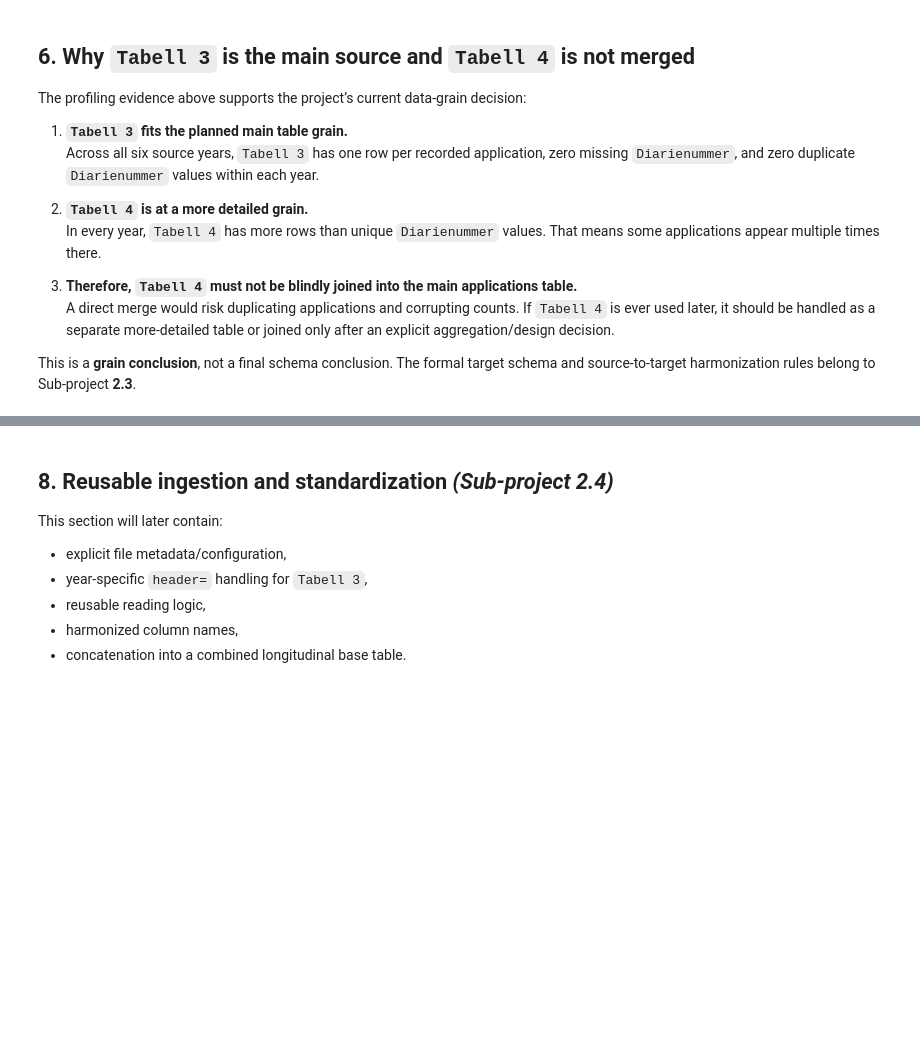
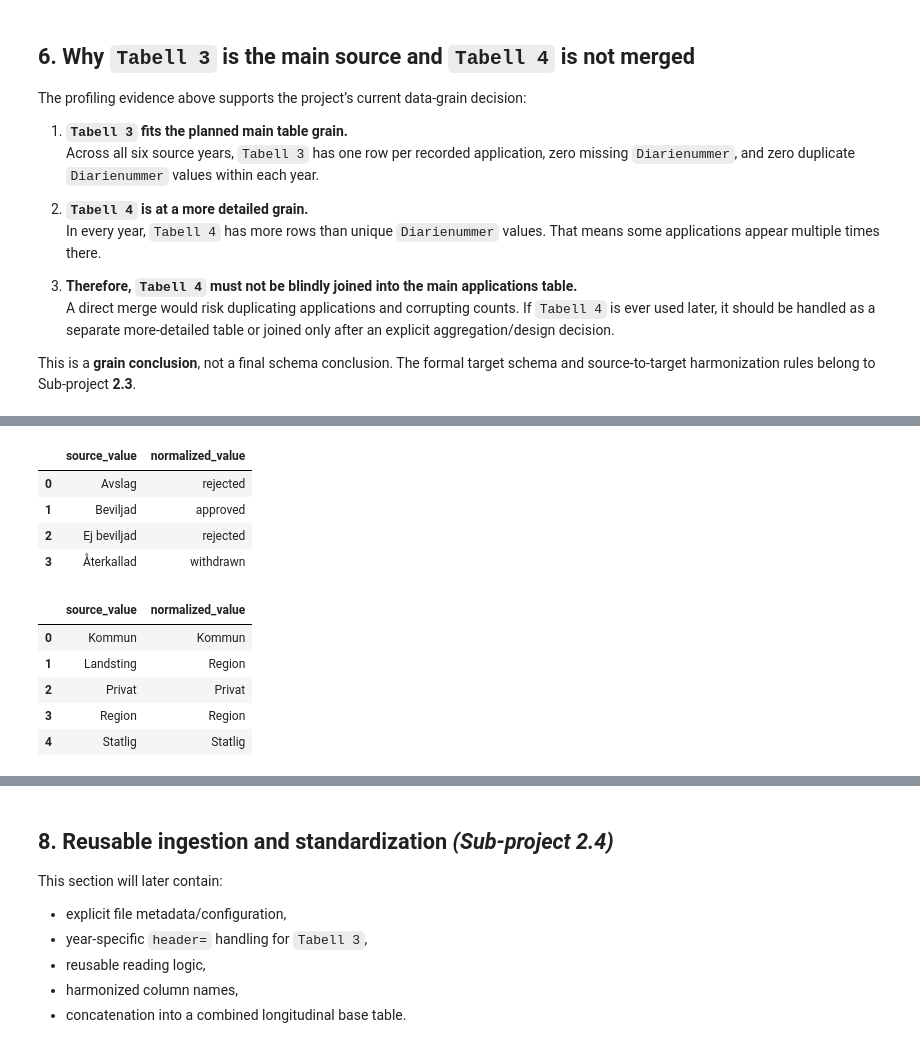
Before and after one commit to GhaneJ/Data_Pipelines, a Jupyter notebook: part_2/main.ipynb, the cells around one changed output, grey strips where cells are left out. Drawn from its saved outputs; the diff is of its cells as text; code cells hidden in the pictures; blank space fills up the shorter version.

```diff
--- a/part_2/main.ipynb
+++ b/part_2/main.ipynb
@@ -548,0 +997,79 @@ The formal source-to-target mapping table and final column order will be settled
+# %%
+BESLUT_NORMALIZATION = {
+    "Beviljad": "approved",
+    "Ej beviljad": "rejected",
+    "Avslag": "rejected",
+    "Återkallad": "withdrawn",
+}
+
+HUVUDMANNATYP_NORMALIZATION = {
+    "Landsting": "Region",
+    "Region": "Region",
+    "Kommun": "Kommun",
+    "Privat": "Privat",
+    "Statlig": "Statlig",
+}
+
+beslut_normalization_spec = pd.DataFrame(
+    [
+        {"source_value": source_value, "normalized_value": normalized_value}
+        for source_value, normalized_value in BESLUT_NORMALIZATION.items()
+    ]
+).sort_values("source_value").reset_index(drop=True)
+
+huvudmannatyp_normalization_spec = pd.DataFrame(
+    [
+        {"source_value": source_value, "normalized_value": normalized_value}
+        for source_value, normalized_value in HUVUDMANNATYP_NORMALIZATION.items()
+    ]
+).sort_values("source_value").reset_index(drop=True)
+
+observed_beslut_values = {
+    str(value).strip()
+    for table in tabell_3_tables.values()
+    for value in table["Beslut"].dropna().unique()
+}
+observed_huvudmannatyp_values = {
+    str(value).strip()
+    for table in tabell_3_tables.values()
+    for value in table["Huvudmannatyp"].dropna().unique()
+}
+
+unmapped_beslut_values = sorted(observed_beslut_values - set(BESLUT_NORMALIZATION))
+unmapped_huvudmannatyp_values = sorted(
+    observed_huvudmannatyp_values - set(HUVUDMANNATYP_NORMALIZATION)
+)
+
+normalization_coverage_summary = pd.DataFrame(
+    [
+        {
+            "field": "Beslut -> beslut_normalized",
+            "observed_source_values": " | ".join(sorted(observed_beslut_values)),
+            "unmapped_source_values": " | ".join(unmapped_beslut_values) if unmapped_beslut_values else "None",
+        },
+        {
+            "field": "Huvudmannatyp -> huvudmannatyp_normalized",
+            "observed_source_values": " | ".join(sorted(observed_huvudmannatyp_values)),
+            "unmapped_source_values": " | ".join(unmapped_huvudmannatyp_values) if unmapped_huvudmannatyp_values else "None",
+        },
+    ]
+)
+
+display(beslut_normalization_spec)
+display(huvudmannatyp_normalization_spec)
+display(normalization_coverage_summary)
+
+assert not unmapped_beslut_values, "Observed Beslut value(s) are missing from BESLUT_NORMALIZATION."
+assert not unmapped_huvudmannatyp_values, "Observed Huvudmannatyp value(s) are missing from HUVUDMANNATYP_NORMALIZATION."
+# %% [output]
+|  | source_value | normalized_value |
+| 0 | Avslag | rejected |
+| 1 | Beviljad | approved |
+| 2 | Ej beviljad | rejected |
+| 3 | Återkallad | withdrawn |
+|  | source_value | normalized_value |
+| 0 | Kommun | Kommun |
+| 1 | Landsting | Region |
+| 2 | Privat | Privat |
+| 3 | Region | Region |
+| 4 | Statlig | Statlig |
```
Also changed, not shown: parts of 13 cells of this notebook, 1 other file.
